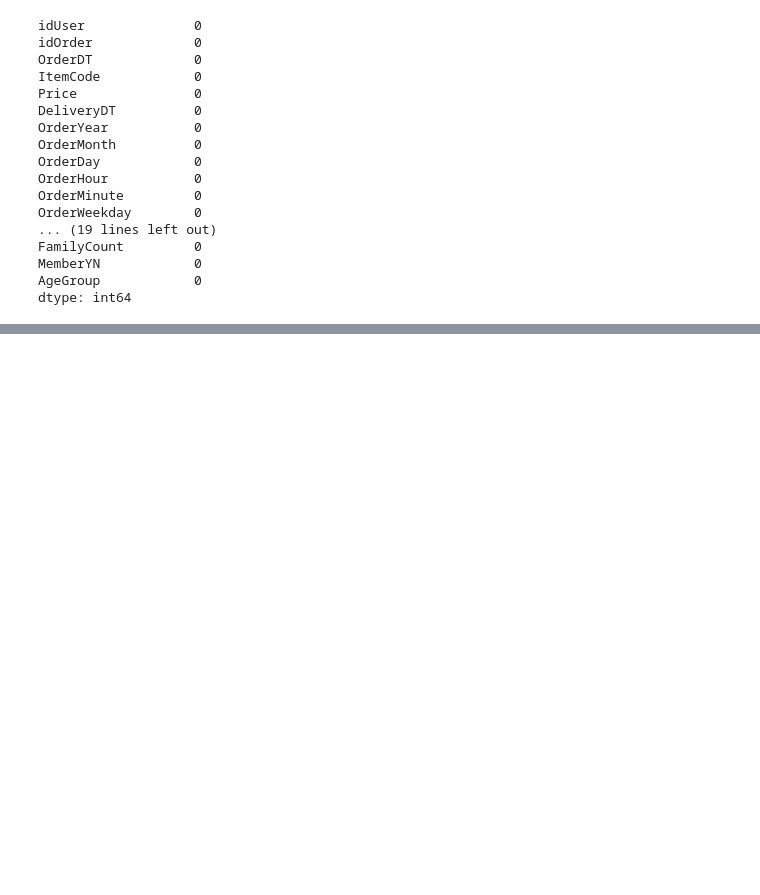
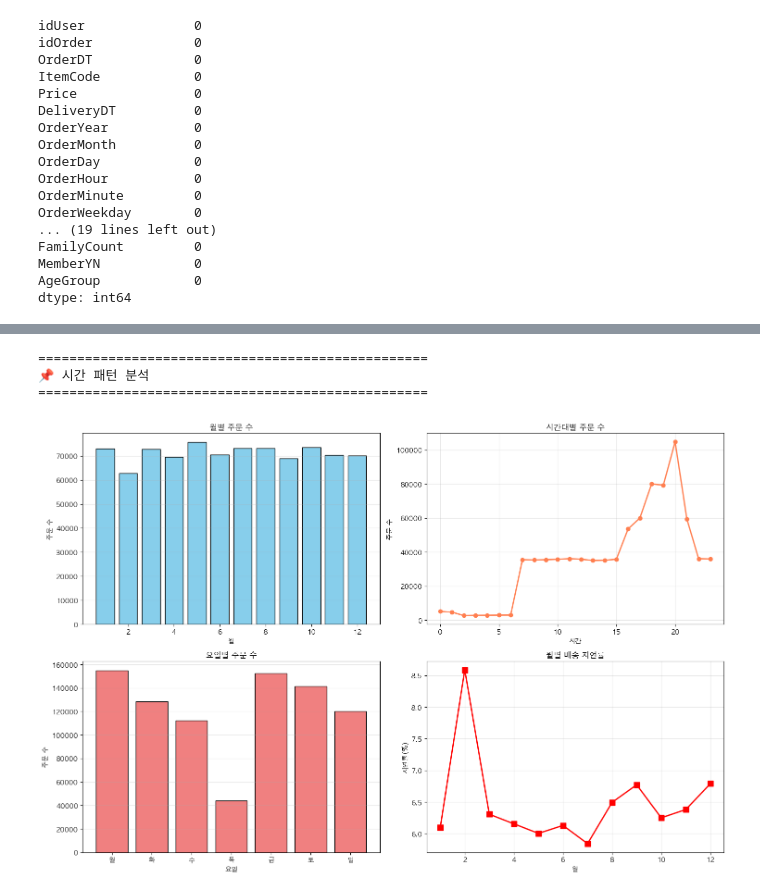
Before and after one commit to wjdwhddls/Bigdata, a Jupyter notebook: 최종데이터 정제.ipynb, the cells around one changed output, grey strips where cells are left out. Saved outputs shown, nothing was run; the diff lists cells and outputs as text; code cells hidden in the pictures; blank space fills up the shorter version.

```diff
--- a/최종데이터 정제.ipynb
+++ b/최종데이터 정제.ipynb
@@ -91,0 +545,50 @@ dtype: int64
+# %%
+# 5. 시간 패턴 분석
+print("\n" + "=" * 50)
+print("📌 시간 패턴 분석")
+print("=" * 50)
+
+fig, axes = plt.subplots(2, 2, figsize=(15, 10))
+
+# 월별 주문량
+order_by_month = df.groupby('OrderMonth').size()
+axes[0, 0].bar(order_by_month.index, order_by_month.values, color='skyblue', edgecolor='black')
+axes[0, 0].set_title('월별 주문 수', fontsize=12, fontweight='bold')
+axes[0, 0].set_xlabel('월')
+axes[0, 0].set_ylabel('주문 수')
+axes[0, 0].grid(axis='y', alpha=0.3)
+
+# 시간대별 주문량
+order_by_hour = df.groupby('OrderHour').size()
+axes[0, 1].plot(order_by_hour.index, order_by_hour.values, marker='o', linewidth=2, color='coral')
+axes[0, 1].set_title('시간대별 주문 수', fontsize=12, fontweight='bold')
+axes[0, 1].set_xlabel('시간')
+axes[0, 1].set_ylabel('주문 수')
+axes[0, 1].grid(alpha=0.3)
+
+# 요일별 주문량 (0=월, 6=일)
+order_by_weekday = df.groupby('OrderWeekday').size()
+weekday_names = ['월', '화', '수', '목', '금', '토', '일']
+axes[1, 0].bar(order_by_weekday.index, order_by_weekday.values, color='lightcoral', edgecolor='black')
+axes[1, 0].set_xticks(range(7))
+axes[1, 0].set_xticklabels(weekday_names)
+axes[1, 0].set_title('요일별 주문 수', fontsize=12, fontweight='bold')
+axes[1, 0].set_xlabel('요일')
+axes[1, 0].set_ylabel('주문 수')
+axes[1, 0].grid(axis='y', alpha=0.3)
+
+# 배송 지연률 월별
+late_by_month = df.groupby('OrderMonth')['IsLate'].apply(lambda x: (x == 1).sum() / len(x) * 100)
+axes[1, 1].plot(late_by_month.index, late_by_month.values, marker='s', color='red', linewidth=2, markersize=8)
+axes[1, 1].set_title('월별 배송 지연률', fontsize=12, fontweight='bold')
+axes[1, 1].set_xlabel('월')
+axes[1, 1].set_ylabel('지연률(%)')
+axes[1, 1].grid(alpha=0.3)
+
+plt.tight_layout()
+plt.show()
+# %% [output]
+==================================================
+📌 시간 패턴 분석
+==================================================
+[figure, added]
```
Also changed, not shown: parts of 25 cells of this notebook, 1 other file.
